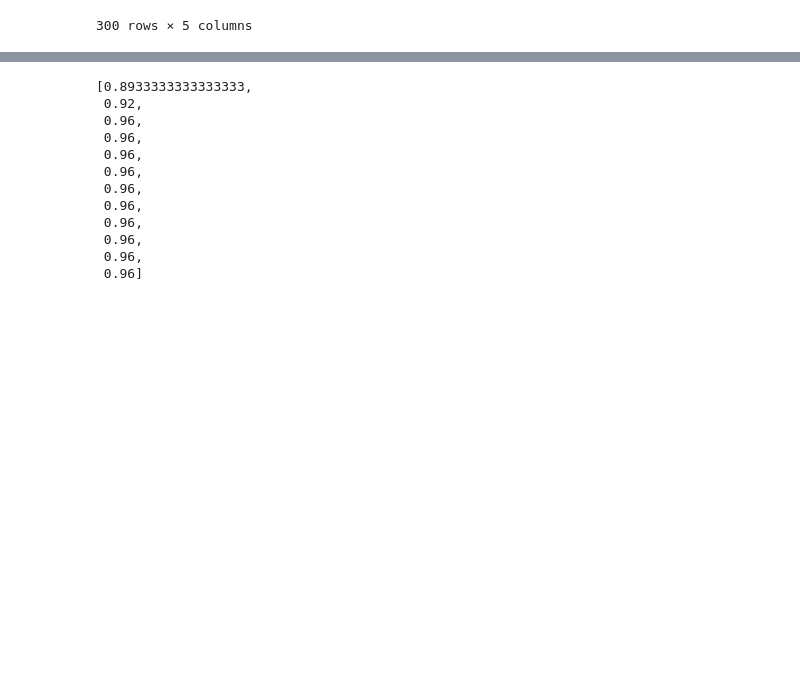
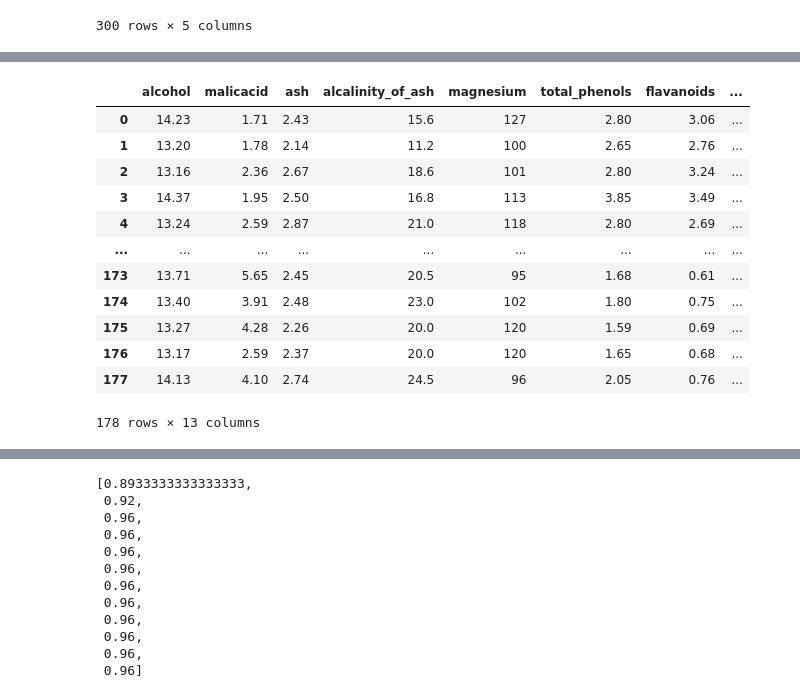
Before and after one commit to Jecosine/CatBoostPlayground, a Jupyter notebook: examples/load_datasets.ipynb, the cells around one changed output, grey strips where cells are left out. Cells and saved outputs as stored; diff of their text form; code cells hidden in the pictures; blank space fills up the shorter version.

```diff
--- a/examples/load_datasets.ipynb
+++ b/examples/load_datasets.ipynb
@@ -88,0 +292,21 @@ data.reset_index(drop=True)
+# %%
+columns, cat_idx = _get_feature_info(uci_db, "wine")
+d = pd.read_csv("dataset_cache/wine/wine.data", skiprows=0, names=columns)
+data = d.rename(columns={"class": "label"})
+label = data.label
+data = data.drop(columns=["label"])
+data
+# %% [output]
+|  | alcohol | malicacid | ash | alcalinity_of_ash | magnesium | total_phenols | flavanoids | ... |
+| 0 | 14.23 | 1.71 | 2.43 | 15.6 | 127 | 2.80 | 3.06 | ... |
+| 1 | 13.20 | 1.78 | 2.14 | 11.2 | 100 | 2.65 | 2.76 | ... |
+| 2 | 13.16 | 2.36 | 2.67 | 18.6 | 101 | 2.80 | 3.24 | ... |
+| 3 | 14.37 | 1.95 | 2.50 | 16.8 | 113 | 3.85 | 3.49 | ... |
+| 4 | 13.24 | 2.59 | 2.87 | 21.0 | 118 | 2.80 | 2.69 | ... |
+| ... | ... | ... | ... | ... | ... | ... | ... | ... |
+| 173 | 13.71 | 5.65 | 2.45 | 20.5 | 95 | 1.68 | 0.61 | ... |
+| 174 | 13.40 | 3.91 | 2.48 | 23.0 | 102 | 1.80 | 0.75 | ... |
+| 175 | 13.27 | 4.28 | 2.26 | 20.0 | 120 | 1.59 | 0.69 | ... |
+| 176 | 13.17 | 2.59 | 2.37 | 20.0 | 120 | 1.65 | 0.68 | ... |
+| 177 | 14.13 | 4.10 | 2.74 | 24.5 | 96 | 2.05 | 0.76 | ... |
+178 rows × 13 columns
```
Also changed, not shown: parts of 45 cells of this notebook, 13 other files.
